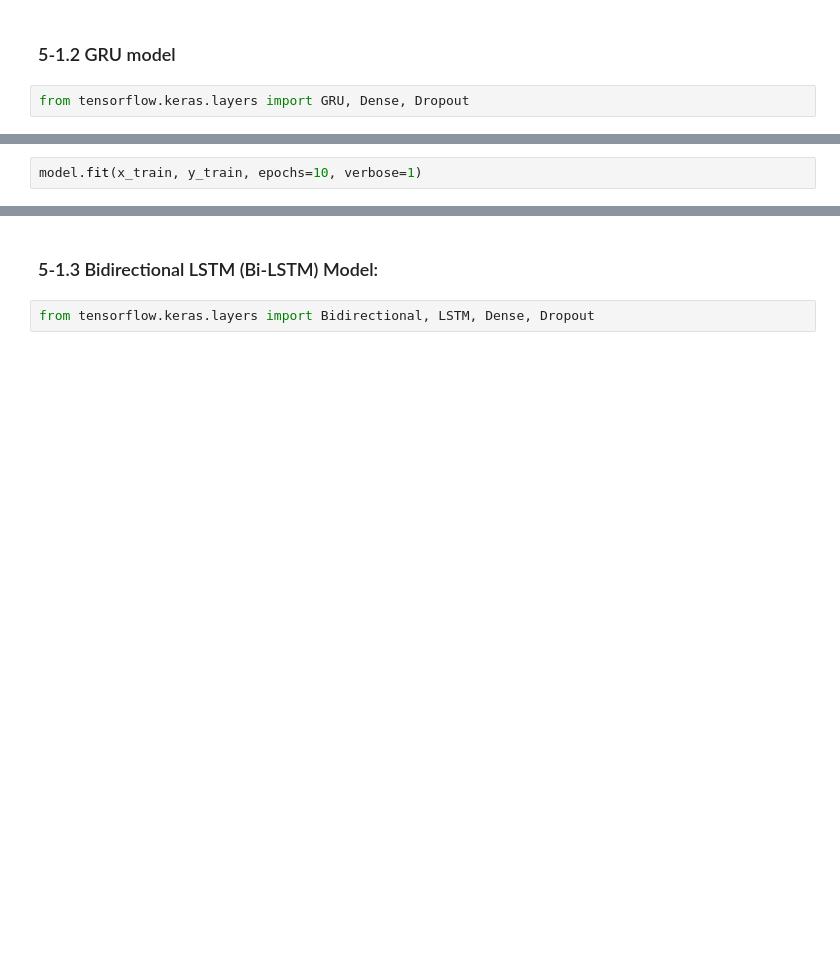
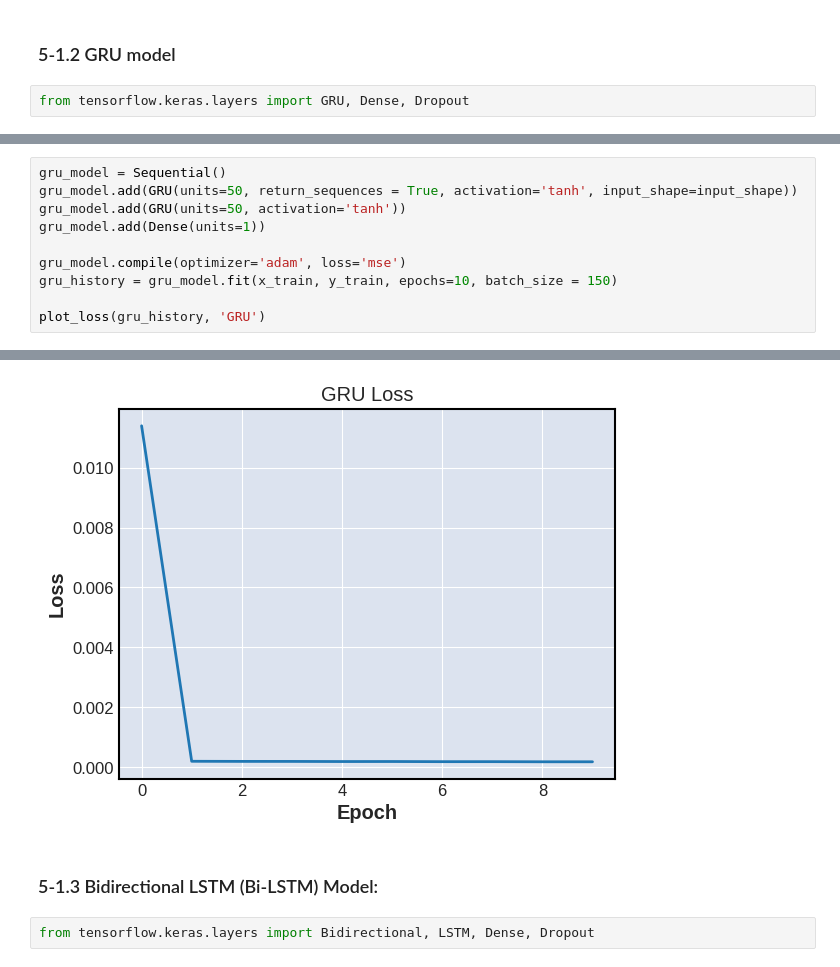
Before and after one commit to pooyaaf/Neural-Networks-Deep-Learning, a Jupyter notebook: Homework/HomeWork4/NNDL_HW4/Q1/Question_1_Time_series_prediction.ipynb, the cells around one changed output, grey strips where cells are left out. Cells and saved outputs as stored; diff of their text form; blank space fills up the shorter version.

```diff
--- a/Homework/HomeWork4/NNDL_HW4/Q1/Question_1_Time_series_prediction.ipynb
+++ b/Homework/HomeWork4/NNDL_HW4/Q1/Question_1_Time_series_prediction.ipynb
@@ -559,2 +581,0 @@ WARNING:tensorflow:Layer gru will not use cuDNN kernels since it doesn't meet th
-# %%
-model.fit(x_train, y_train, epochs=10, verbose=1)
@@ -582,0 +582,11 @@ Epoch 10/10
+# %%
+gru_model = Sequential()
+gru_model.add(GRU(units=50, return_sequences = True, activation='tanh', input_shape=input_shape))
+gru_model.add(GRU(units=50, activation='tanh'))
+gru_model.add(Dense(units=1))
+
+gru_model.compile(optimizer='adam', loss='mse')
+gru_history = gru_model.fit(x_train, y_train, epochs=10, batch_size = 150)
+
+plot_loss(gru_history, 'GRU')
+# %% [output]
@@ -583,3 +613,4 @@ Epoch 10/10
+[figure, added]
 # %% [markdown]
 ### 5-1.3 Bidirectional LSTM (Bi-LSTM) Model:
 # %%
```
Also changed, not shown: parts of 42 cells of this notebook.
